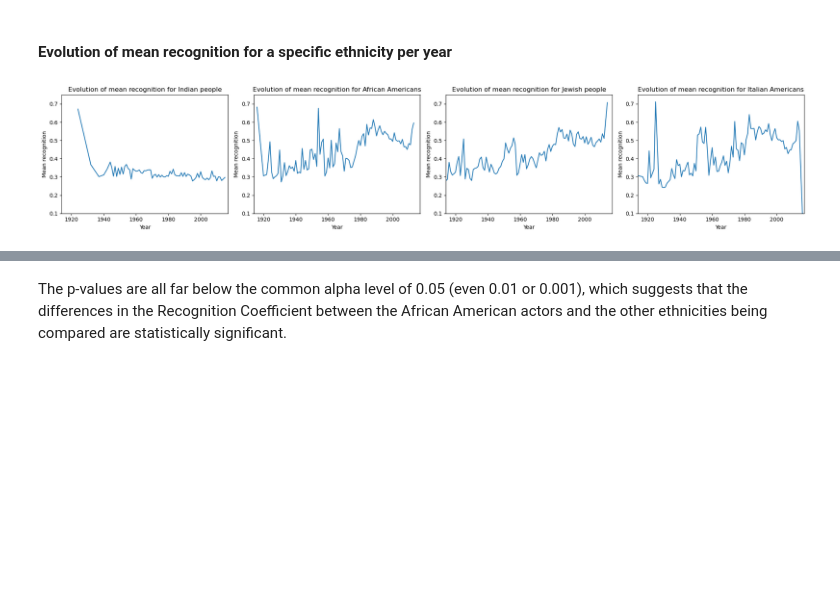
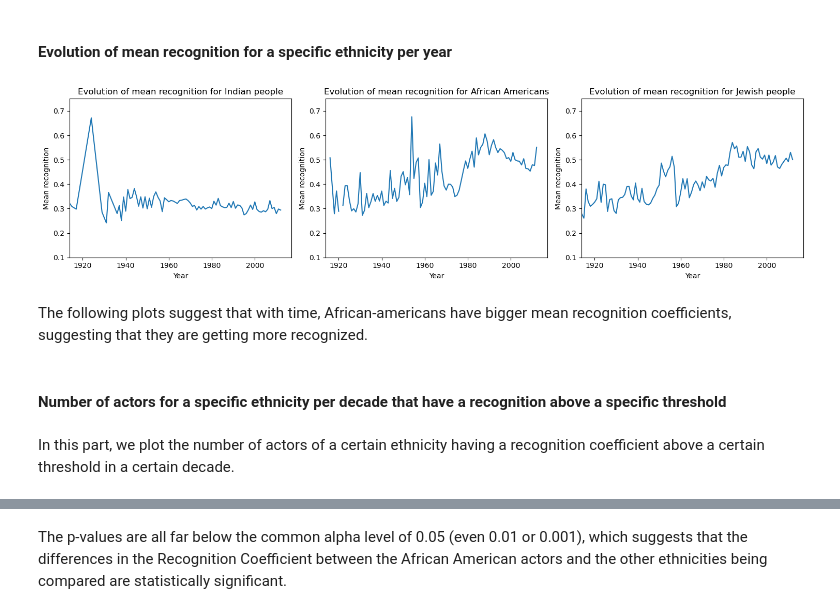
Before and after one commit to epfl-ada/ada-2023-project-pandateam23, a Jupyter notebook: Pico-Andre_.ipynb, the cells around one changed output, grey strips where cells are left out. Drawn from its saved outputs; the diff is of its cells as text; code cells hidden in the pictures; blank space fills up the shorter version.

```diff
--- a/Pico-Andre_.ipynb
+++ b/Pico-Andre_.ipynb
@@ -1459,7 +1471,7 @@ for json_name, ethnicity_name in zip(JSON_NAMES, ETHNICITY_NAMES):
     mask = (actor_ethnicity_year['Actor ethnicity'] == '') & (actor_ethnicity_year['Actor Name'].isin(ethnicity_actors))
     actor_ethnicity_year.loc[mask, 'Actor ethnicity'] = ethnicity_name
 
-    mask = (general_recog_ethnicity['Actor ethnicity'] == '') & (general_recog_ethnicity['actor_name'].isin(ethnicity_actors))
+    mask = (general_recog_ethnicity['Actor ethnicity'] == '') & (general_recog_ethnicity['Actor Name'].isin(ethnicity_actors))
     general_recog_ethnicity.loc[mask, 'Actor ethnicity'] = ethnicity_name
 # %%
 missing_data_after = general_recog_ethnicity[general_recog_ethnicity['Actor ethnicity'] == ''].shape[0]
@@ -1496,0 +1499,8 @@ ETHNICITIES = ['Indian people', 'African Americans', 'Jewish people', 'Italian A
+# %%
+# Group by ethnicity and count occurrences
+ethnicity_counts = actor_ethnicity_year['Actor ethnicity'].value_counts()
+
+# Get the top 10 ethnicities
+n=6
+top_n_ethnicities = ethnicity_counts.head(n)
+top_n_ethnicities
@@ -1564,18 +1681,0 @@ plt.show()
-# %%
-eth = 'African Americans'
-
-ethnicity_actors = actor_ethnicity_year[actor_ethnicity_year['Actor ethnicity'] == eth]
-nb_ethnicity_actors_per_year = ethnicity_actors.groupby(['Year']).size()
-
-nb_actors_per_year = actor_ethnicity_year.groupby(['Year']).size()
-perc_ethnicity_actors_per_year = nb_ethnicity_actors_per_year / nb_actors_per_year * 100.0
-
-perc_ethnicity_actors_per_year.plot()
-
-plt.title(f"Proportion of {eth} actors per year")
-plt.xlabel("Year")
-plt.xlim(1914, 2017)
-plt.ylabel("Proportion")
-plt.ylim(0, 40)
-
-plt.show()
@@ -1605,8 +1697,8 @@ First five most represented ethnicities: Jewish people, English people, African
 # %%
-length = len(ETHNICITIES)
+length = len(top_3_ethnicities)
 fig, axes = plt.subplots(1, length, figsize=(5*length, 4))
 
-for idx, eth in enumerate(ETHNICITIES):
+for idx, eth in enumerate(top_3_ethnicities.index):
     filtered_general_recog = general_recog_ethnicity[general_recog_ethnicity['Actor ethnicity'] == eth]
     filtered_general_recog['Recognition Coefficient'].hist(ax=axes[idx], bins=50)
 
@@ -1614,7 +1706,7 @@ for idx, eth in enumerate(ETHNICITIES):
     axes[idx].set_xlabel("Recognition coefficient")
     axes[idx].set_xlim(0, 0.27)
     axes[idx].set_ylabel("Number of actors")
-    axes[idx].set_ylim(0, 60)
+    axes[idx].set_ylim(0, 65)
 
 plt.tight_layout()
 # %% [output]
@@ -1624,20 +1716,26 @@ We can see that every distribution is right-skewed.
 # %% [markdown]
 #### Evolution of mean recognition for a specific ethnicity per year
 # %%
-length = len(ETHNICITIES)
+length = len(top_3_ethnicities)
 fig, axes = plt.subplots(1, length, figsize=(5*length, 4))
 
-for idx, eth in enumerate(ETHNICITIES):
+for idx, eth in enumerate(top_3_ethnicities.index):
     ethnicity_people = actor_ethnicity_year[actor_ethnicity_year['Actor ethnicity'] == eth]
     ethnicity_recog = ethnicity_people.groupby(['Year'])['Recognition Coefficient'].mean()
     ethnicity_recog.plot(ax=axes[idx])
 
     axes[idx].set_title(f"Evolution of mean recognition for {eth}")
     axes[idx].set_xlabel("Year")
     axes[idx].set_xlim(1914, 2017)
     axes[idx].set_ylabel("Mean recognition")
     axes[idx].set_ylim(0.1, 0.75)
 
 plt.tight_layout()
 # %% [output]
-[figure, old version]
+[figure, new version]
+# %% [markdown]
+The following plots suggest that with time, African-americans have bigger mean recognition coefficients, suggesting that they are getting more recognized.
+# %% [markdown]
+#### Number of actors for a specific ethnicity per decade that have a recognition above a specific threshold
+# %% [markdown]
+In this part, we plot the number of actors of a certain ethnicity having a recognition coefficient above a certain threshold in a certain decade.
```
Also changed, not shown: parts of 52 cells of this notebook.
